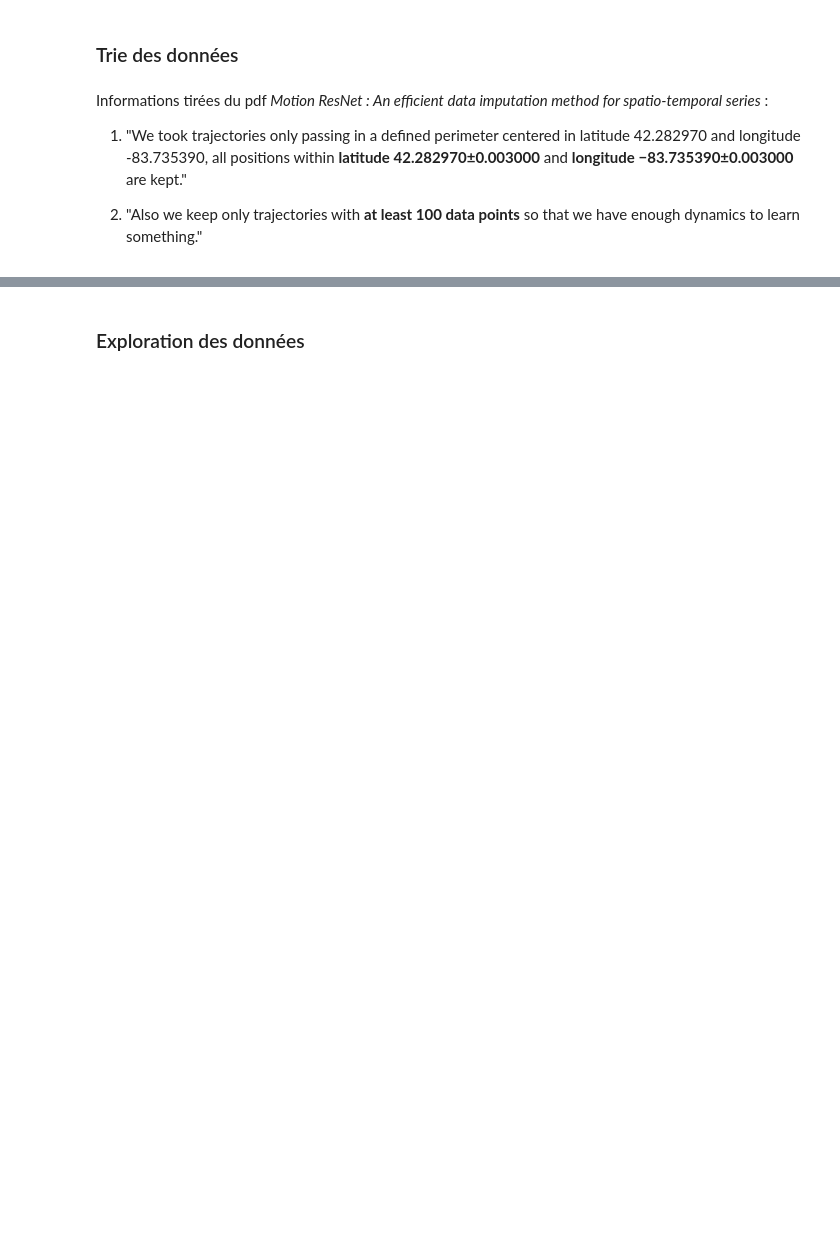
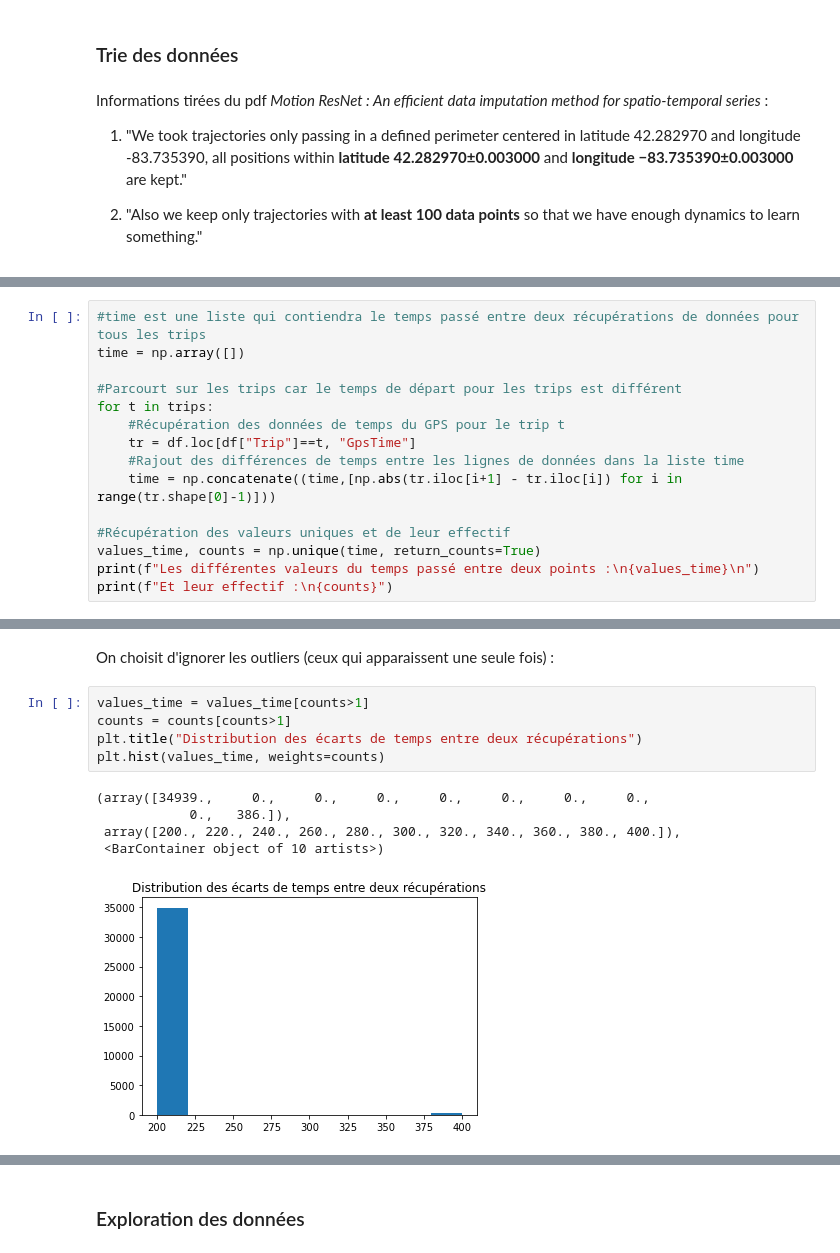
Before and after one commit to FZYUAN-1/pldac_interpolation, a Jupyter notebook: PLDAC PROJET GPS.ipynb, the cells around one changed output, grey strips where cells are left out. Saved outputs shown, nothing was run; the diff lists cells and outputs as text; blank space fills up the shorter version.

```diff
--- a/PLDAC PROJET GPS.ipynb
+++ b/PLDAC PROJET GPS.ipynb
@@ -134,0 +137,15 @@ df
+# %%
+#time est une liste qui contiendra le temps passé entre deux récupérations de données pour tous les trips
+time = np.array([])
+
+#Parcourt sur les trips car le temps de départ pour les trips est différent
+for t in trips:
+    #Récupération des données de temps du GPS pour le trip t
+    tr = df.loc[df["Trip"]==t, "GpsTime"]
+    #Rajout des différences de temps entre les lignes de données dans la liste time
+    time = np.concatenate((time,[np.abs(tr.iloc[i+1] - tr.iloc[i]) for i in range(tr.shape[0]-1)]))
+
+#Récupération des valeurs uniques et de leur effectif
+values_time, counts = np.unique(time, return_counts=True)
+print(f"Les différentes valeurs du temps passé entre deux points :\n{values_time}\n")
+print(f"Et leur effectif :\n{counts}")
@@ -134,0 +165,13 @@ df
+# %% [markdown]
+On choisit d'ignorer les outliers (ceux qui apparaissent une seule fois) :
+# %%
+values_time = values_time[counts>1]
+counts = counts[counts>1]
+plt.title("Distribution des écarts de temps entre deux récupérations")
+plt.hist(values_time, weights=counts)
+# %% [output]
+(array([34939.,     0.,     0.,     0.,     0.,     0.,     0.,     0.,
+            0.,   386.]),
+ array([200., 220., 240., 260., 280., 300., 320., 340., 360., 380., 400.]),
+ <BarContainer object of 10 artists>)
+[figure, added]
```
Also changed, not shown: parts of 23 cells of this notebook.
